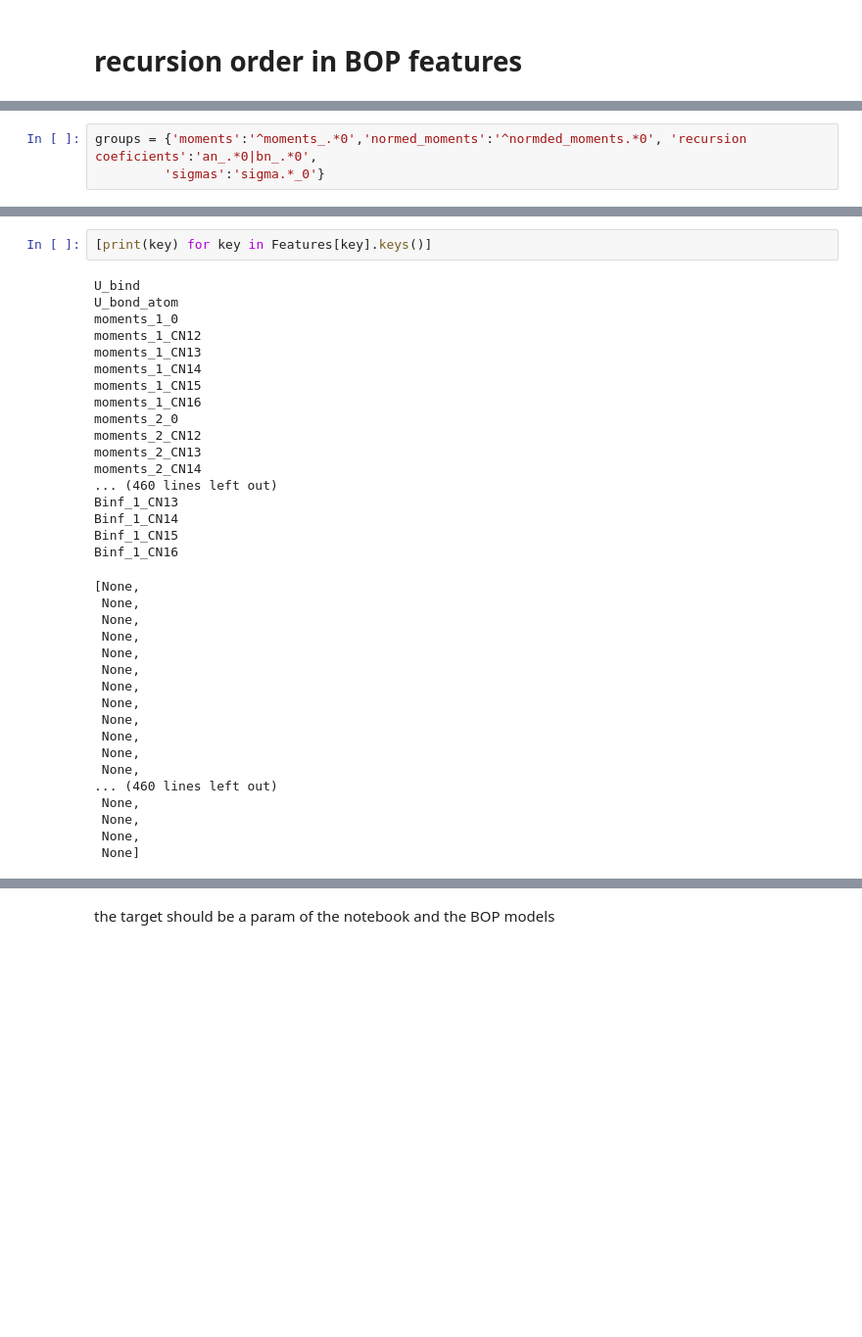
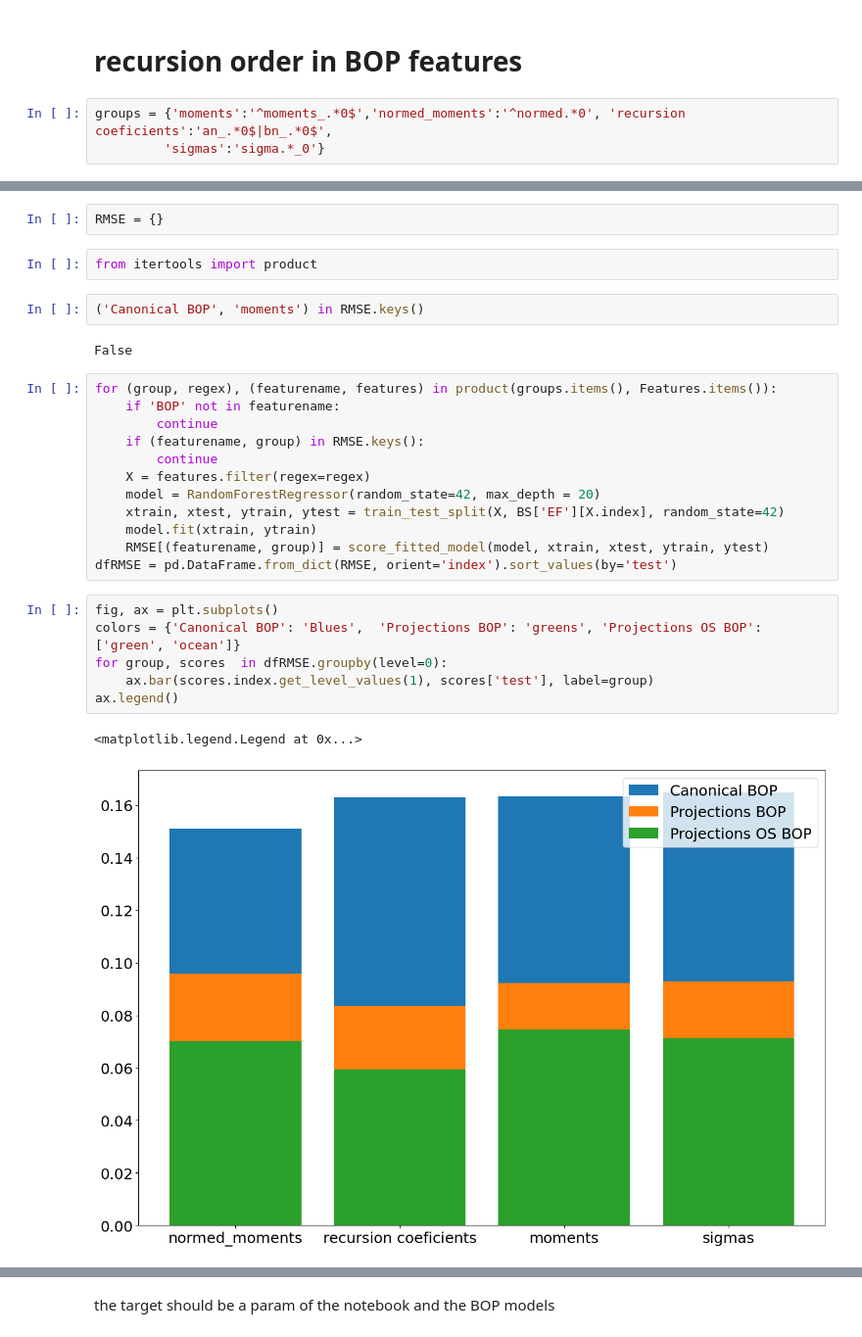
Before and after one commit to AIIMProject/MLFeMoTCPs, a Jupyter notebook: 07_MachineLearn.ipynb, the cells around one changed output, grey strips where cells are left out. Shown at 98% size. Saved outputs shown, nothing was run; the diff lists cells and outputs as text; blank space fills up the shorter version.

```diff
--- a/07_MachineLearn.ipynb
+++ b/07_MachineLearn.ipynb
@@ -152,4 +157,7 @@ from sklearn.neural_network import MLPRegressor
 # %% [markdown]
 # recursion order in BOP features
+# %%
+groups = {'moments':'^moments_.*0$','normed_moments':'^normed.*0', 'recursion coeficients':'an_.*0$|bn_.*0$',
+         'sigmas':'sigma.*_0'}
 # %%
 key = 'Canonical BOP'
@@ -156,3 +164,0 @@ key = 'Canonical BOP'
-# %%
-groups = {'moments':'^moments_.*0','normed_moments':'^normded_moments.*0', 'recursion coeficients':'an_.*0|bn_.*0',
-         'sigmas':'sigma.*_0'}
@@ -161,37 +165,29 @@ moment_features = Features[key].filter(regex='^normed_moments.*_0')
-# %%
-[print(key) for key in Features[key].keys()]
-# %% [output]
-U_bind
-U_bond_atom
-moments_1_0
-moments_1_CN12
-moments_1_CN13
-moments_1_CN14
-moments_1_CN15
-moments_1_CN16
-moments_2_0
-moments_2_CN12
-moments_2_CN13
-moments_2_CN14
-... (460 lines left out)
-Binf_1_CN13
-Binf_1_CN14
-Binf_1_CN15
-Binf_1_CN16
-[None,
- None,
- None,
- None,
- None,
- None,
- None,
- None,
- None,
- None,
- None,
- None,
-... (460 lines left out)
- None,
- None,
- None,
- None]
+# %%
+RMSE = {}
+# %%
+from itertools import product
+# %%
+('Canonical BOP', 'moments') in RMSE.keys()
+# %% [output]
+False
+# %%
+for (group, regex), (featurename, features) in product(groups.items(), Features.items()):
+    if 'BOP' not in featurename:
+        continue
+    if (featurename, group) in RMSE.keys():
+        continue
+    X = features.filter(regex=regex)
+    model = RandomForestRegressor(random_state=42, max_depth = 20)
+    xtrain, xtest, ytrain, ytest = train_test_split(X, BS['EF'][X.index], random_state=42)
+    model.fit(xtrain, ytrain)
+    RMSE[(featurename, group)] = score_fitted_model(model, xtrain, xtest, ytrain, ytest)
+dfRMSE = pd.DataFrame.from_dict(RMSE, orient='index').sort_values(by='test')
+# %%
+fig, ax = plt.subplots()
+colors = {'Canonical BOP': 'Blues',  'Projections BOP': 'greens', 'Projections OS BOP': ['green', 'ocean']}
+for group, scores  in dfRMSE.groupby(level=0):
+    ax.bar(scores.index.get_level_values(1), scores['test'], label=group)
+ax.legend()
+# %% [output]
+<matplotlib.legend.Legend at 0x...>
+[figure, added]
```
Also changed, not shown: parts of 14 cells of this notebook.
